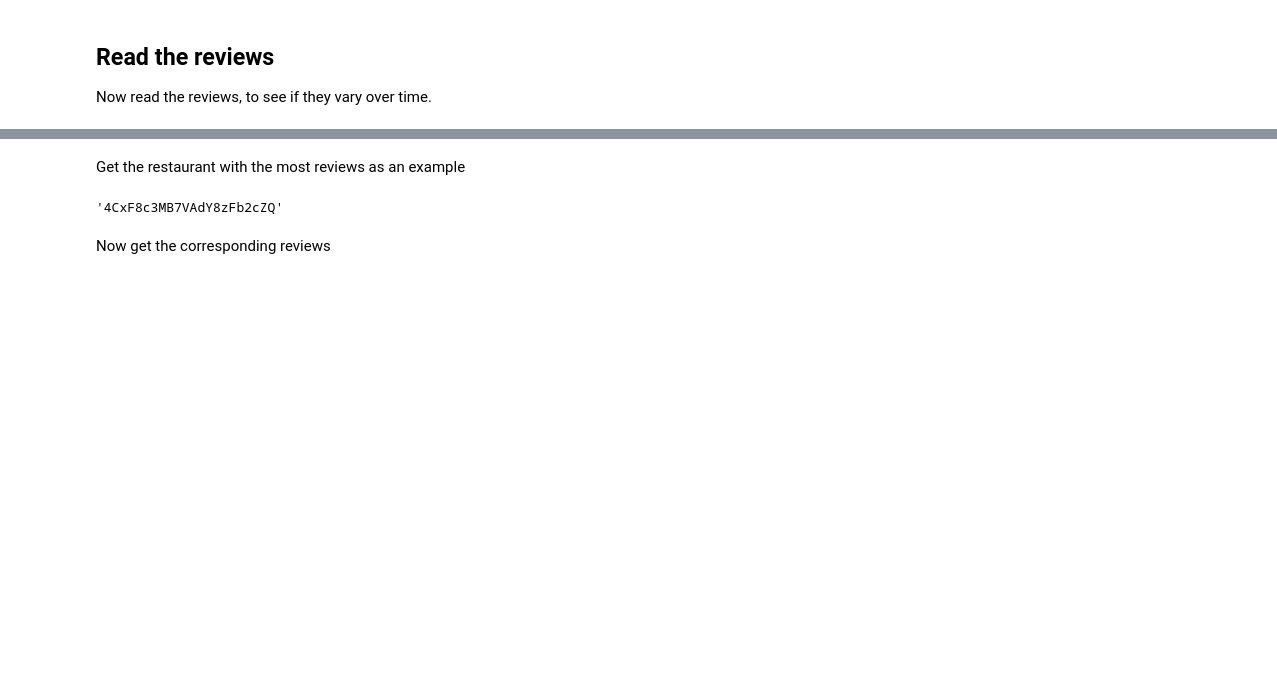
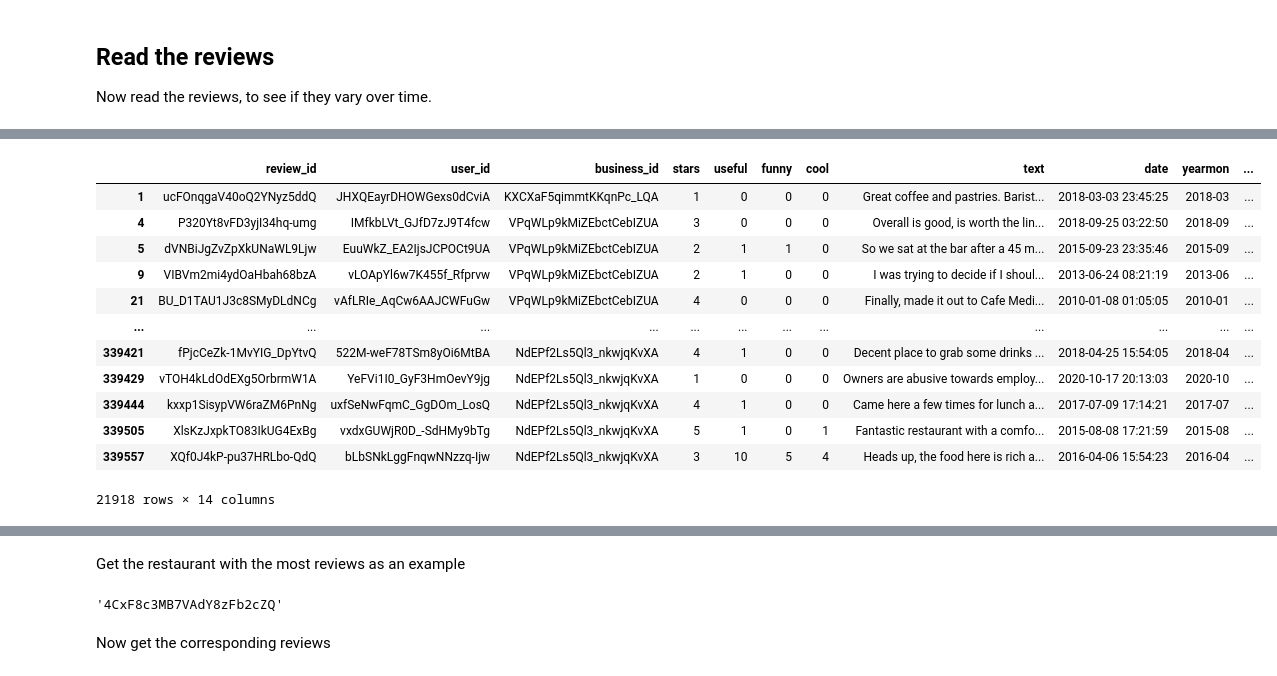
Before and after one commit to lhestermeyer/yelp, a Jupyter notebook: notebooks/20_RestaurantRatingChanges.ipynb, the cells around one changed output, grey strips where cells are left out. Drawn from its saved outputs; the diff is of its cells as text; code cells hidden in the pictures; blank space fills up the shorter version.

```diff
--- a/notebooks/20_RestaurantRatingChanges.ipynb
+++ b/notebooks/20_RestaurantRatingChanges.ipynb
@@ -174,0 +216,2 @@ We should rather plot the moving average of the last 20 reviews
+# %%
+top20_reviews = reviews.loc[reviews.business_id.isin(business_ids_with_sufficient_reviews[:20])]
@@ -174,0 +226,16 @@ We should rather plot the moving average of the last 20 reviews
+# %%
+top20_reviews = top20_reviews.assign(score=top20_reviews.text.map(lambda x : sid.polarity_scores(x)['compound']))
+# %% [output]
+|  | review_id | user_id | business_id | stars | useful | funny | cool | text | date | yearmon | ... |
+| 1 | ucFOnqgaV40oQ2YNyz5ddQ | JHXQEayrDHOWGexs0dCviA | KXCXaF5qimmtKKqnPc_LQA | 1 | 0 | 0 | 0 | Great coffee and pastries. Barist... | 2018-03-03 23:45:25 | 2018-03 | ... |
+| 4 | P320Yt8vFD3yjI34hq-umg | IMfkbLVt_GJfD7zJ9T4fcw | VPqWLp9kMiZEbctCebIZUA | 3 | 0 | 0 | 0 | Overall is good, is worth the lin... | 2018-09-25 03:22:50 | 2018-09 | ... |
+| 5 | dVNBiJgZvZpXkUNaWL9Ljw | EuuWkZ_EA2IjsJCPOCt9UA | VPqWLp9kMiZEbctCebIZUA | 2 | 1 | 1 | 0 | So we sat at the bar after a 45 m... | 2015-09-23 23:35:46 | 2015-09 | ... |
+| 9 | VIBVm2mi4ydOaHbah68bzA | vLOApYl6w7K455f_Rfprvw | VPqWLp9kMiZEbctCebIZUA | 2 | 1 | 0 | 0 | I was trying to decide if I shoul... | 2013-06-24 08:21:19 | 2013-06 | ... |
+| 21 | BU_D1TAU1J3c8SMyDLdNCg | vAfLRIe_AqCw6AAJCWFuGw | VPqWLp9kMiZEbctCebIZUA | 4 | 0 | 0 | 0 | Finally, made it out to Cafe Medi... | 2010-01-08 01:05:05 | 2010-01 | ... |
+| ... | ... | ... | ... | ... | ... | ... | ... | ... | ... | ... | ... |
+| 339421 | fPjcCeZk-1MvYIG_DpYtvQ | 522M-weF78TSm8yOi6MtBA | NdEPf2Ls5Ql3_nkwjqKvXA | 4 | 1 | 0 | 0 | Decent place to grab some drinks ... | 2018-04-25 15:54:05 | 2018-04 | ... |
+| 339429 | vTOH4kLdOdEXg5OrbrmW1A | YeFVi1I0_GyF3HmOevY9jg | NdEPf2Ls5Ql3_nkwjqKvXA | 1 | 0 | 0 | 0 | Owners are abusive towards employ... | 2020-10-17 20:13:03 | 2020-10 | ... |
+| 339444 | kxxp1SisypVW6raZM6PnNg | uxfSeNwFqmC_GgDOm_LosQ | NdEPf2Ls5Ql3_nkwjqKvXA | 4 | 1 | 0 | 0 | Came here a few times for lunch a... | 2017-07-09 17:14:21 | 2017-07 | ... |
+| 339505 | XlsKzJxpkTO83IkUG4ExBg | vxdxGUWjR0D_-SdHMy9bTg | NdEPf2Ls5Ql3_nkwjqKvXA | 5 | 1 | 0 | 1 | Fantastic restaurant with a comfo... | 2015-08-08 17:21:59 | 2015-08 | ... |
+| 339557 | XQf0J4kP-pu37HRLbo-QdQ | bLbSNkLggFnqwNNzzq-Ijw | NdEPf2Ls5Ql3_nkwjqKvXA | 3 | 10 | 5 | 4 | Heads up, the food here is rich a... | 2016-04-06 15:54:23 | 2016-04 | ... |
+21918 rows × 14 columns
```
Also changed, not shown: parts of 35 cells of this notebook, 2 other files.
